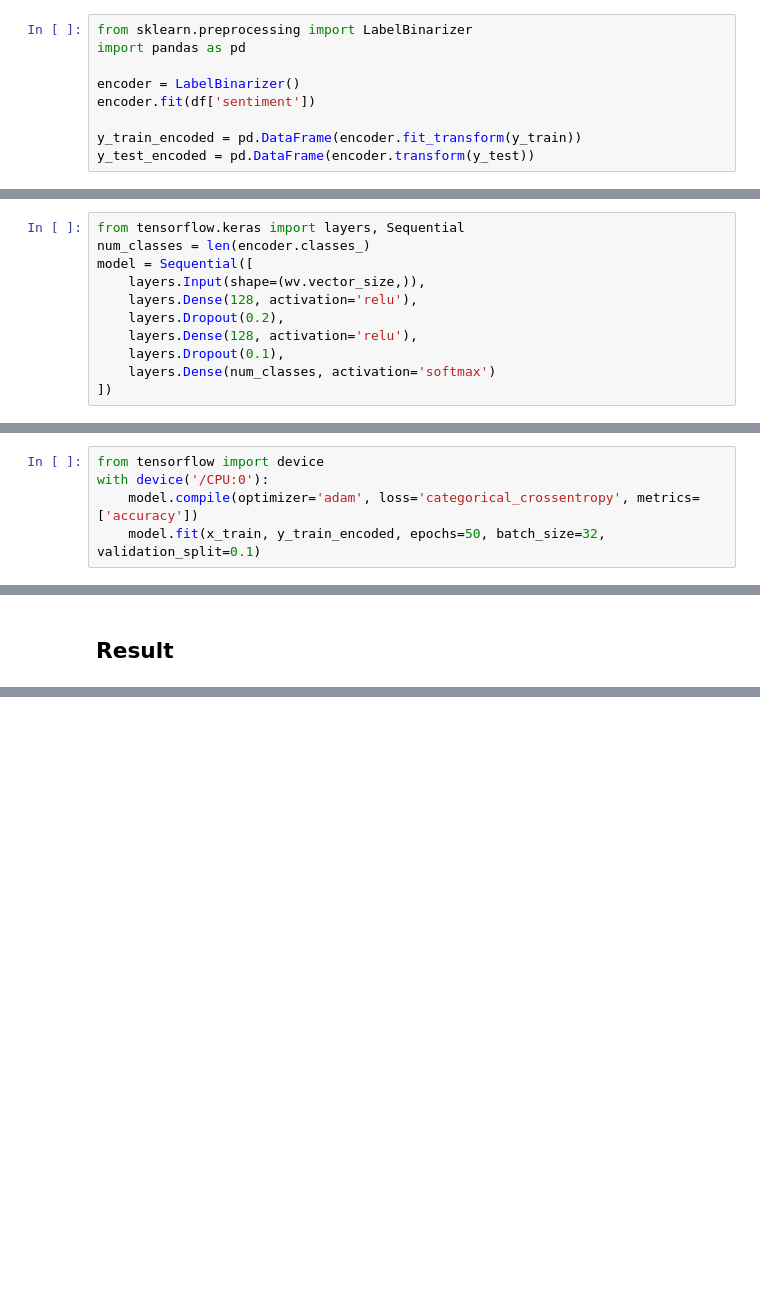
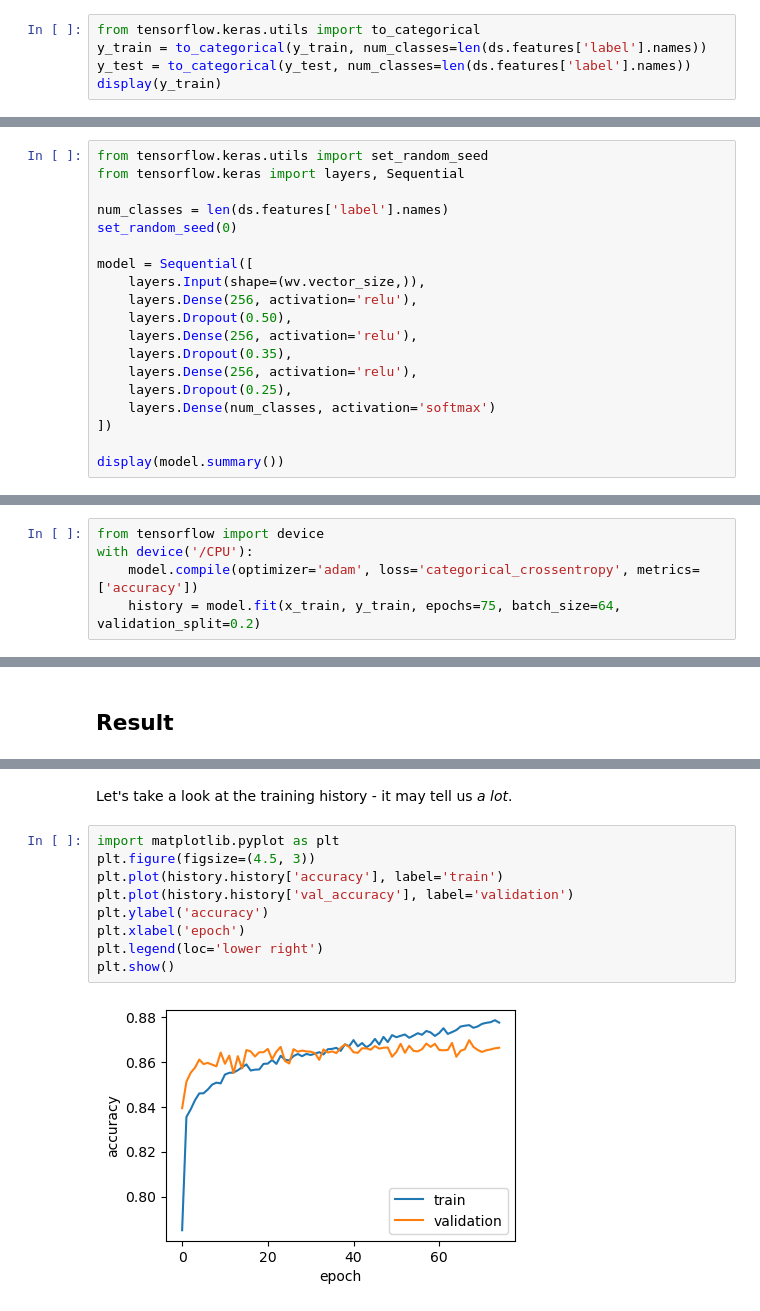
Before and after one commit to sweetpalma/mle, a Jupyter notebook: sentiment/03-mlp.ipynb, the cells around one changed output, grey strips where cells are left out. Drawn from its saved outputs; the diff is of its cells as text; blank space fills up the shorter version.

```diff
--- a/sentiment/03-mlp.ipynb
+++ b/sentiment/03-mlp.ipynb
@@ -80,9 +61,5 @@ Before we proceed further, we need to transform our output training as well! Tha
 # %%
-from sklearn.preprocessing import LabelBinarizer
-import pandas as pd
-
-encoder = LabelBinarizer()
-encoder.fit(df['sentiment'])
-
-y_train_encoded = pd.DataFrame(encoder.fit_transform(y_train))
-y_test_encoded = pd.DataFrame(encoder.transform(y_test))
+from tensorflow.keras.utils import to_categorical
+y_train = to_categorical(y_train, num_classes=len(ds.features['label'].names))
+y_test = to_categorical(y_test, num_classes=len(ds.features['label'].names))
+display(y_train)
@@ -113,11 +86,19 @@ For this task, we will use three types of layers - input (transforms our source
 # %%
+from tensorflow.keras.utils import set_random_seed
 from tensorflow.keras import layers, Sequential
-num_classes = len(encoder.classes_)
+
+num_classes = len(ds.features['label'].names)
+set_random_seed(0)
+
 model = Sequential([
     layers.Input(shape=(wv.vector_size,)),
-    layers.Dense(128, activation='relu'),
-    layers.Dropout(0.2),
-    layers.Dense(128, activation='relu'),
-    layers.Dropout(0.1),
+    layers.Dense(256, activation='relu'),
+    layers.Dropout(0.50),
+    layers.Dense(256, activation='relu'),
+    layers.Dropout(0.35),
+    layers.Dense(256, activation='relu'),
+    layers.Dropout(0.25),
     layers.Dense(num_classes, activation='softmax')
 ])
+
+display(model.summary())
@@ -127,7 +129,7 @@ Originally, there were only three layers - input, hidden, and output. But stacki
 We can compile and train our model now. Sticking to the CPU may be a good idea for now - using GPU for such a small model may actually slow down the training process due to a huge data transfer overhead.
 # %%
 from tensorflow import device
-with device('/CPU:0'):
+with device('/CPU'):
     model.compile(optimizer='adam', loss='categorical_crossentropy', metrics=['accuracy'])
-    model.fit(x_train, y_train_encoded, epochs=50, batch_size=32, validation_split=0.1)
+    history = model.fit(x_train, y_train, epochs=75, batch_size=64, validation_split=0.2)
 # %% [output]
@@ -169,0 +171,13 @@ weighted avg       0.85      0.85      0.85     12339
+# %% [markdown]
+Let's take a look at the training history - it may tell us *a lot*.
+# %%
+import matplotlib.pyplot as plt
+plt.figure(figsize=(4.5, 3))
+plt.plot(history.history['accuracy'], label='train')
+plt.plot(history.history['val_accuracy'], label='validation')
+plt.ylabel('accuracy')
+plt.xlabel('epoch')
+plt.legend(loc='lower right')
+plt.show()
+# %% [output]
+[figure, added]
```
Also changed, not shown: parts of 18 cells of this notebook, 6 other files.
